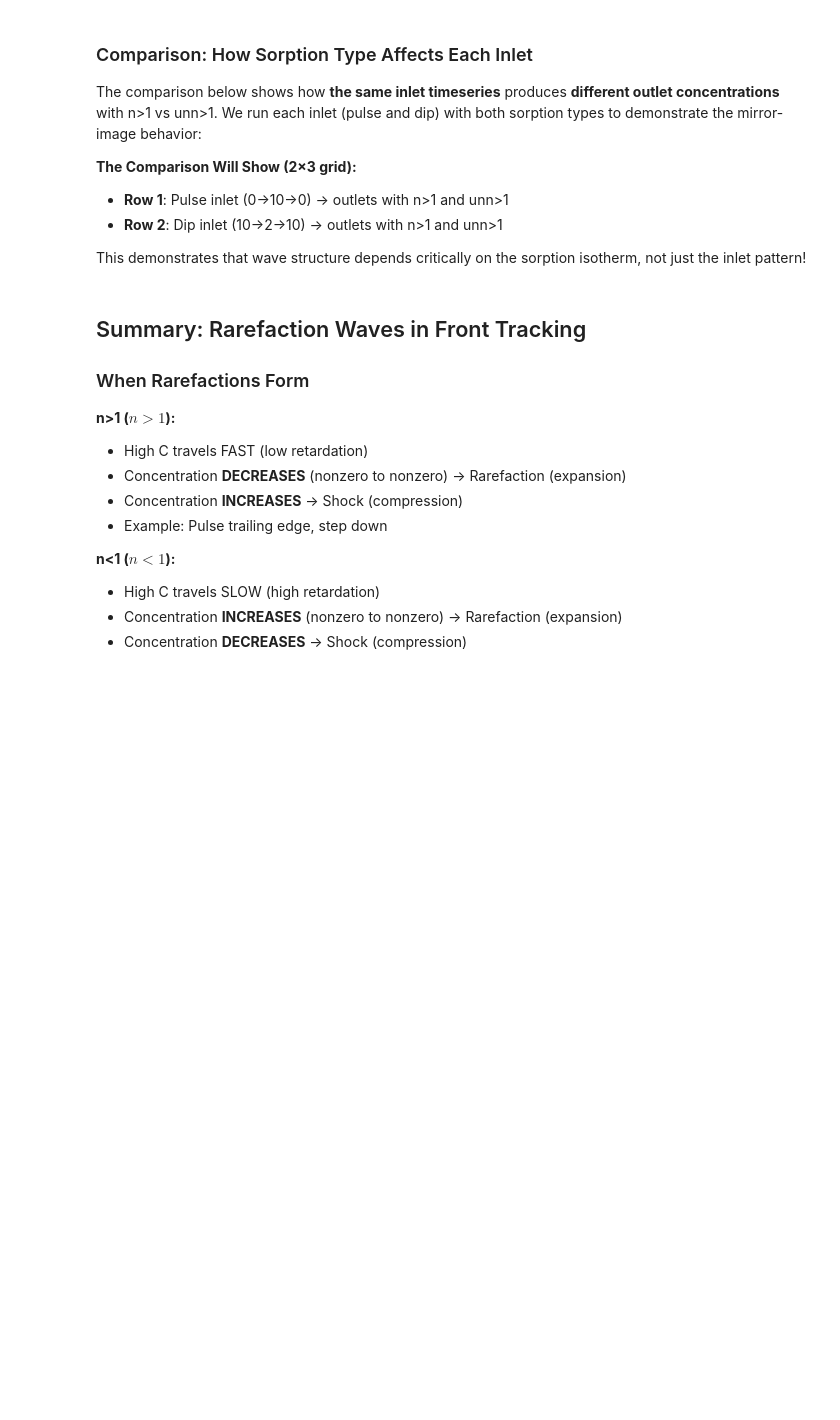
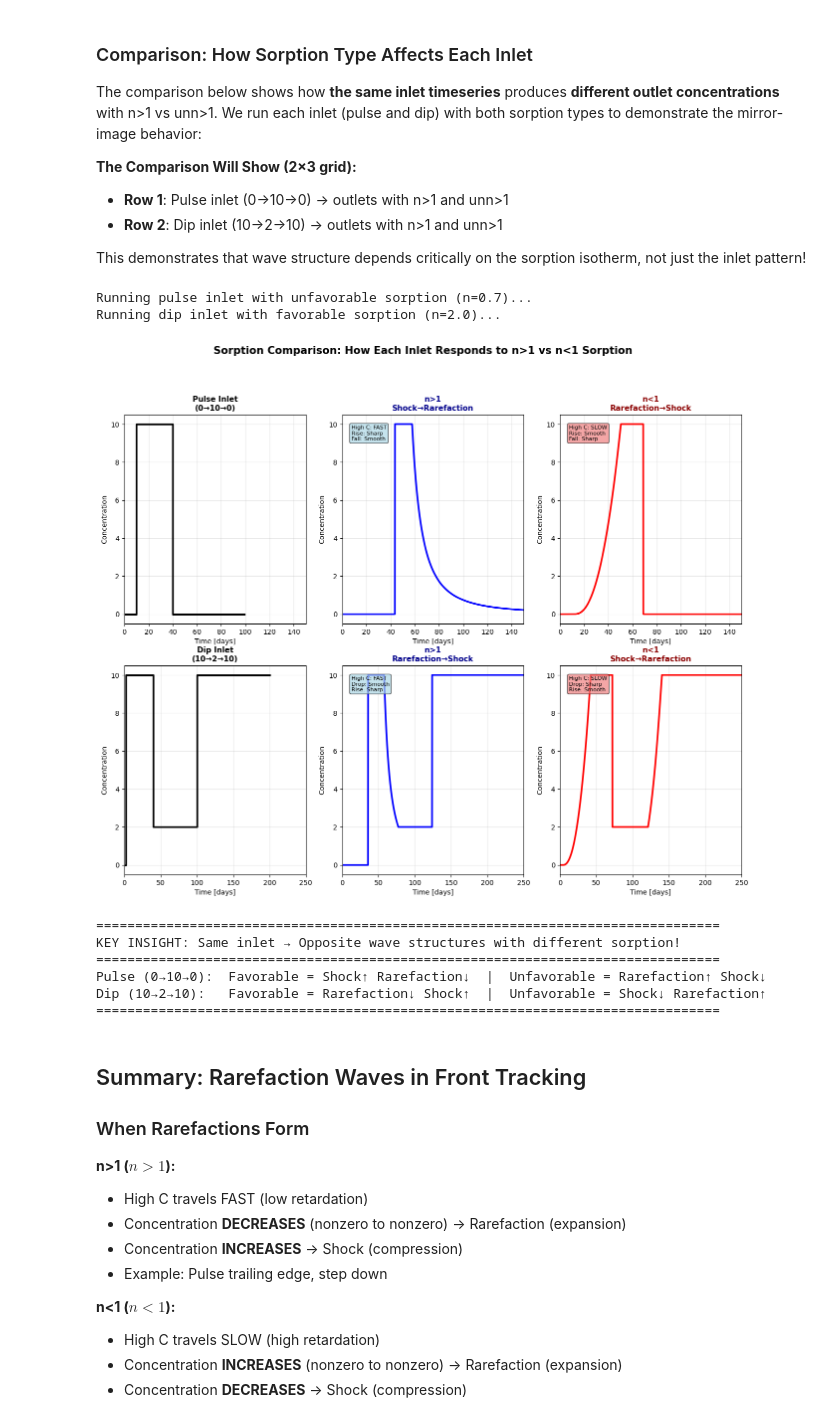
Before and after one commit to gwtransport/gwtransport, a Jupyter notebook: examples/09_Front_Tracking_Rarefaction_Waves.ipynb, the cells around one changed output. Drawn from its saved outputs; the diff is of its cells as text; code cells hidden in the pictures; blank space fills up the shorter version.

```diff
--- a/examples/09_Front_Tracking_Rarefaction_Waves.ipynb
+++ b/examples/09_Front_Tracking_Rarefaction_Waves.ipynb
@@ -334,7 +360,7 @@ _, structure_pulse_unfav = infiltration_to_extraction_front_tracking_detailed(
     flow=flow_ex1,
     tedges=tedges_ex1,
     cout_tedges=cout_tedges_ex1,
-    aquifer_pore_volumes=aquifer_pore_volume_ex1,
+    aquifer_pore_volumes=[aquifer_pore_volume_ex1],
     freundlich_k=freundlich_k_ex3,
     freundlich_n=freundlich_n_ex3,
     bulk_density=bulk_density_ex1,
@@ -343,38 +369,48 @@ _, structure_pulse_unfav = infiltration_to_extraction_front_tracking_detailed(
 
 print("Running dip inlet with favorable sorption (n=2.0)...")
 _, structure_dip_fav = infiltration_to_extraction_front_tracking_detailed(
     cin=cin_ex3,
     flow=flow_ex3,
     tedges=tedges_ex3,
     cout_tedges=cout_tedges_ex3,
-    aquifer_pore_volumes=aquifer_pore_volume_ex3,
+    aquifer_pore_volumes=[aquifer_pore_volume_ex3],
     freundlich_k=freundlich_k_ex1,
     freundlich_n=freundlich_n_ex1,
     bulk_density=bulk_density_ex3,
     porosity=porosity_ex3,
 )
 
 # Create comprehensive comparison plot
 fig_comp, axes_comp = plot_sorption_comparison(
-    pulse_favorable_structure=structure_ex1,
-    pulse_unfavorable_structure=structure_pulse_unfav,
+    pulse_favorable_structure=structure_ex1[0],
+    pulse_unfavorable_structure=structure_pulse_unfav[0],
     pulse_tedges=tedges_ex1,
     pulse_cin=cin_ex1,
-    dip_favorable_structure=structure_dip_fav,
-    dip_unfavorable_structure=structure_ex3,
+    dip_favorable_structure=structure_dip_fav[0],
+    dip_unfavorable_structure=structure_ex3[0],
     dip_tedges=tedges_ex3,
     dip_cin=cin_ex3,
     t_max_pulse=150,
     t_max_dip=250,
 )
 plt.show()
 
 print("\n" + "=" * 80)
 print("KEY INSIGHT: Same inlet → Opposite wave structures with different sorption!")
 print("=" * 80)
 print("Pulse (0→10→0):  Favorable = Shock↑ Rarefaction↓  |  Unfavorable = Rarefaction↑ Shock↓")
 print("Dip (10→2→10):   Favorable = Rarefaction↓ Shock↑  |  Unfavorable = Shock↓ Rarefaction↑")
 print("=" * 80)
+# %% [output]
+Running pulse inlet with unfavorable sorption (n=0.7)...
+Running dip inlet with favorable sorption (n=2.0)...
+[figure, added]
+================================================================================
+KEY INSIGHT: Same inlet → Opposite wave structures with different sorption!
+================================================================================
+Pulse (0→10→0):  Favorable = Shock↑ Rarefaction↓  |  Unfavorable = Rarefaction↑ Shock↓
+Dip (10→2→10):   Favorable = Rarefaction↓ Shock↑  |  Unfavorable = Shock↓ Rarefaction↑
+================================================================================
 # %% [markdown]
 ## Summary: Rarefaction Waves in Front Tracking
 
```
Also changed, not shown: parts of 6 cells of this notebook, 3 other files.
